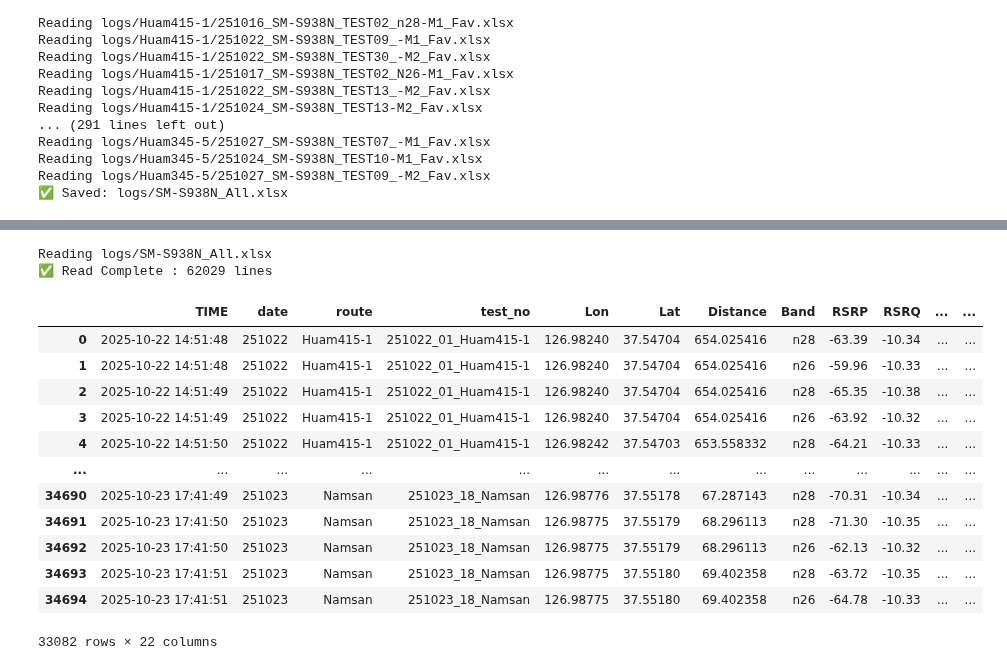
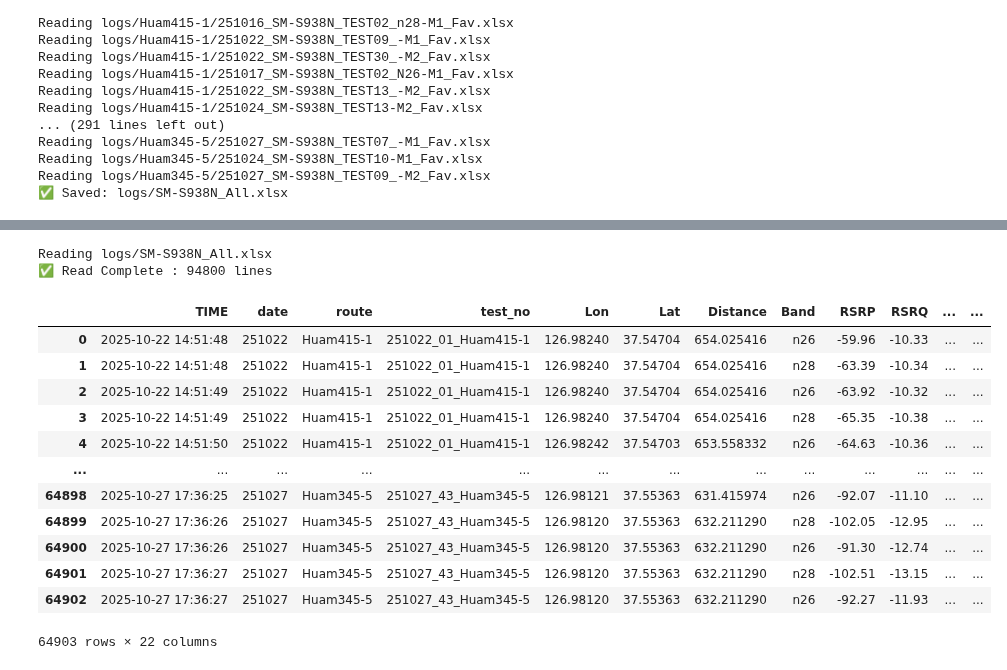
Before and after one commit to joostone-ahn/nr-field-analysis, a Jupyter notebook: field-analysis_251027.ipynb, the cells around one changed output, grey strips where cells are left out. Saved outputs shown, nothing was run; the diff lists cells and outputs as text; code cells hidden in the pictures.

```diff
--- a/field-analysis_251027.ipynb
+++ b/field-analysis_251027.ipynb
@@ -68,32 +77,33 @@ Reading logs/SM-S938N_All.xlsx
 # %%
 import os, _common, _map, _plot, _trend
 
 df = _common.analyze_kpi(
     fname = os.path.join("logs",f"SM-S938N_All.xlsx"),
     date_list = [
         # "251016",
         # "251017",
         # "251020",
         # "251021",
         "251022", # pdcch dynamic 적용
         "251023",
+        "251024",
+        "251027",
     ],
 )
-df = df[df["DL_RB"]>48]
 display(df)
 # %% [output]
 Reading logs/SM-S938N_All.xlsx
-✅ Read Complete : 62029 lines
+✅ Read Complete : 94800 lines
 |  | TIME | date | route | test_no | Lon | Lat | Distance | Band | RSRP | RSRQ | ... | ... |
-| 0 | 2025-10-22 14:51:48 | 251022 | Huam415-1 | 251022_01_Huam415-1 | 126.98240 | 37.54704 | 654.025416 | n28 | -63.39 | -10.34 | ... | ... |
-| 1 | 2025-10-22 14:51:48 | 251022 | Huam415-1 | 251022_01_Huam415-1 | 126.98240 | 37.54704 | 654.025416 | n26 | -59.96 | -10.33 | ... | ... |
-| 2 | 2025-10-22 14:51:49 | 251022 | Huam415-1 | 251022_01_Huam415-1 | 126.98240 | 37.54704 | 654.025416 | n28 | -65.35 | -10.38 | ... | ... |
-| 3 | 2025-10-22 14:51:49 | 251022 | Huam415-1 | 251022_01_Huam415-1 | 126.98240 | 37.54704 | 654.025416 | n26 | -63.92 | -10.32 | ... | ... |
-| 4 | 2025-10-22 14:51:50 | 251022 | Huam415-1 | 251022_01_Huam415-1 | 126.98242 | 37.54703 | 653.558332 | n28 | -64.21 | -10.33 | ... | ... |
+| 0 | 2025-10-22 14:51:48 | 251022 | Huam415-1 | 251022_01_Huam415-1 | 126.98240 | 37.54704 | 654.025416 | n26 | -59.96 | -10.33 | ... | ... |
+| 1 | 2025-10-22 14:51:48 | 251022 | Huam415-1 | 251022_01_Huam415-1 | 126.98240 | 37.54704 | 654.025416 | n28 | -63.39 | -10.34 | ... | ... |
+| 2 | 2025-10-22 14:51:49 | 251022 | Huam415-1 | 251022_01_Huam415-1 | 126.98240 | 37.54704 | 654.025416 | n26 | -63.92 | -10.32 | ... | ... |
+| 3 | 2025-10-22 14:51:49 | 251022 | Huam415-1 | 251022_01_Huam415-1 | 126.98240 | 37.54704 | 654.025416 | n28 | -65.35 | -10.38 | ... | ... |
+| 4 | 2025-10-22 14:51:50 | 251022 | Huam415-1 | 251022_01_Huam415-1 | 126.98242 | 37.54703 | 653.558332 | n26 | -64.63 | -10.36 | ... | ... |
 | ... | ... | ... | ... | ... | ... | ... | ... | ... | ... | ... | ... | ... |
-| 34690 | 2025-10-23 17:41:49 | 251023 | Namsan | 251023_18_Namsan | 126.98776 | 37.55178 | 67.287143 | n28 | -70.31 | -10.34 | ... | ... |
-| 34691 | 2025-10-23 17:41:50 | 251023 | Namsan | 251023_18_Namsan | 126.98775 | 37.55179 | 68.296113 | n28 | -71.30 | -10.35 | ... | ... |
-| 34692 | 2025-10-23 17:41:50 | 251023 | Namsan | 251023_18_Namsan | 126.98775 | 37.55179 | 68.296113 | n26 | -62.13 | -10.32 | ... | ... |
-| 34693 | 2025-10-23 17:41:51 | 251023 | Namsan | 251023_18_Namsan | 126.98775 | 37.55180 | 69.402358 | n28 | -63.72 | -10.35 | ... | ... |
-| 34694 | 2025-10-23 17:41:51 | 251023 | Namsan | 251023_18_Namsan | 126.98775 | 37.55180 | 69.402358 | n26 | -64.78 | -10.33 | ... | ... |
+| 64898 | 2025-10-27 17:36:25 | 251027 | Huam345-5 | 251027_43_Huam345-5 | 126.98121 | 37.55363 | 631.415974 | n26 | -92.07 | -11.10 | ... | ... |
+| 64899 | 2025-10-27 17:36:26 | 251027 | Huam345-5 | 251027_43_Huam345-5 | 126.98120 | 37.55363 | 632.211290 | n28 | -102.05 | -12.95 | ... | ... |
+| 64900 | 2025-10-27 17:36:26 | 251027 | Huam345-5 | 251027_43_Huam345-5 | 126.98120 | 37.55363 | 632.211290 | n26 | -91.30 | -12.74 | ... | ... |
+| 64901 | 2025-10-27 17:36:27 | 251027 | Huam345-5 | 251027_43_Huam345-5 | 126.98120 | 37.55363 | 632.211290 | n28 | -102.51 | -13.15 | ... | ... |
+| 64902 | 2025-10-27 17:36:27 | 251027 | Huam345-5 | 251027_43_Huam345-5 | 126.98120 | 37.55363 | 632.211290 | n26 | -92.27 | -11.93 | ... | ... |
-33082 rows × 22 columns
+64903 rows × 22 columns
```
Also changed, not shown: parts of 4 cells of this notebook.
